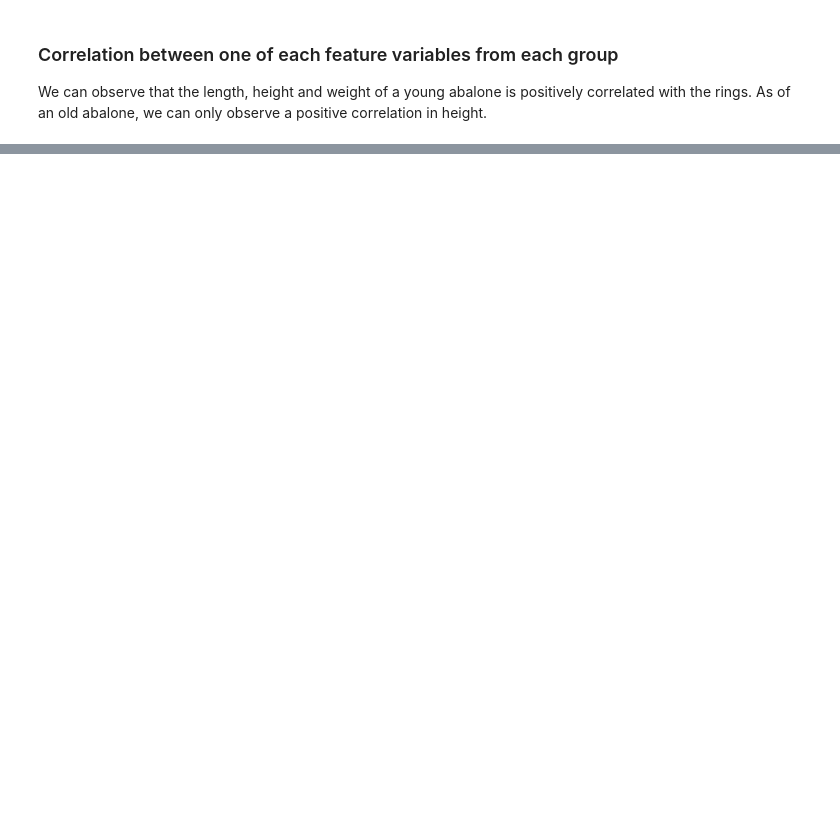
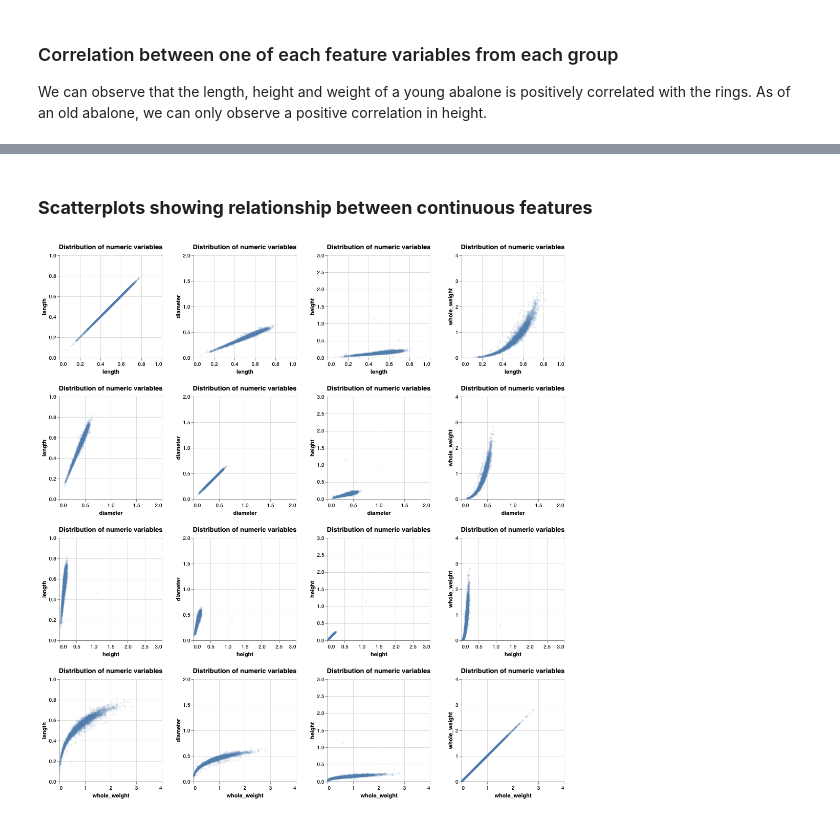
Before and after one commit to veerupandey/abalone_age_classification, a Jupyter notebook: src/eda/eda.ipynb, the cells around one changed output, grey strips where cells are left out. Cells and saved outputs as stored; diff of their text form; code cells hidden in the pictures; blank space fills up the shorter version.

Commit message:
Add additional eda charts and summary tables

```diff
--- a/src/eda/eda.ipynb
+++ b/src/eda/eda.ipynb
@@ -156,0 +157,27 @@ point_weight + point_weight.transform_regression('whole_weight', 'rings', groupb
+# %% [markdown]
+### **Scatterplots showing relationship between continuous features**
+# %%
+features = [
+    'length',
+     'diameter',
+     'height',
+     'whole_weight'
+]
+
+alt.Chart(
+    train_df, title = 'Distribution of numeric variables'
+).mark_point(size=5, opacity=0.1).encode(
+    alt.X(alt.repeat('row'),
+          type='quantitative'),
+    alt.Y(alt.repeat('column'),
+          type='quantitative')
+).properties(
+    height=200,
+    width=200
+).repeat(
+    column=features,
+    row=features,
+    columns=2
+)
+# %% [output]
+[figure, added]
```
Also changed, not shown: parts of 11 cells of this notebook.
